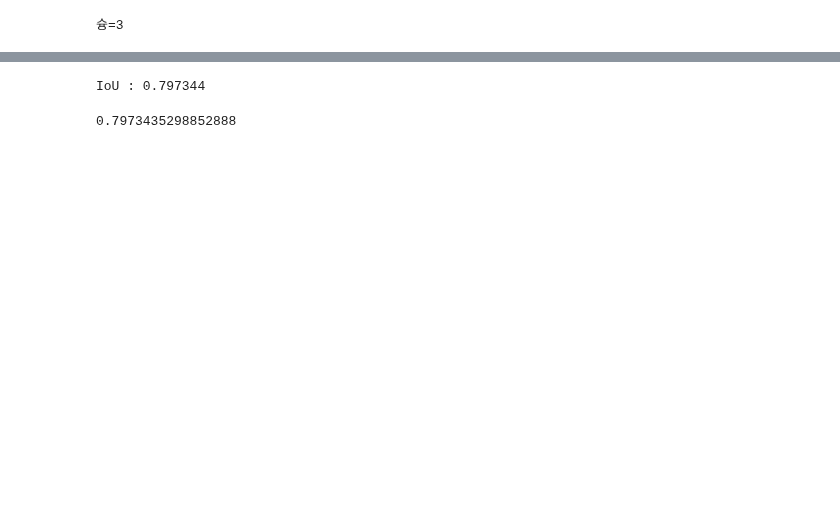
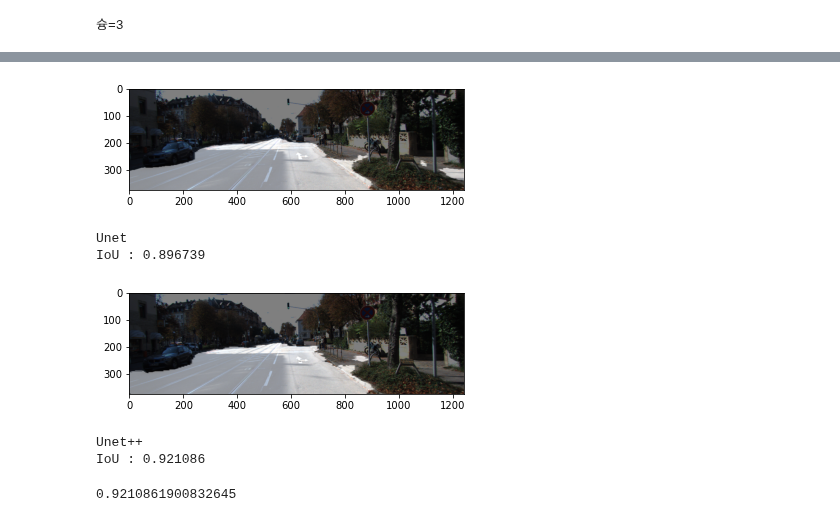
Before and after one commit to HSC-1/aiffel_achieve, a Jupyter notebook: (GD4)Segmen.ipynb, the cells around one changed output, grey strips where cells are left out. Cells and saved outputs as stored; diff of their text form; code cells hidden in the pictures; blank space fills up the shorter version.

```diff
--- a/(GD4)Segmen.ipynb
+++ b/(GD4)Segmen.ipynb
@@ -233,5 +255,5 @@ tf.keras.utils.plot_model(model, show_shapes=True, dpi=64)
 # %%
-model = build_model()
+# model = build_model()
 model.compile(optimizer = Adam(lr = 1e-4), loss = 'binary_crossentropy')
 model.fit_generator(
      generator=train_generator,
@@ -239,7 +261,7 @@ model.fit_generator(
      steps_per_epoch=len(train_generator),
      epochs=100,
  )
-model_path = dir_path + '/seg_model_unet.h5'
-model.save(model_path)  #학습한 모델을 저장해 주세요.
+# model_path = dir_path + '/seg_model_unetpplus.h5'
+# model.save(model_path)  #학습한 모델을 저장해 주세요.
 # %% [output]
 Epoch 1/100
@@ -262,6 +288,6 @@ Epoch 100/100
 # %%
-model_path = dir_path + '/seg_model_unet.h5'
-model.load_weights(model_path)
+# model_path = dir_path + '/seg_model_unet.h5'
+# model.load_weights(model_path)
 # %%
 # def get_output(model, preproc, image_path, output_path):
 #      origin_img = imread(image_path)
@@ -288,15 +314,15 @@ def get_output(model, preproc, image_path, output_path, label_path):
     data = {"image":origin_img}
     processed = preproc(**data)
     output = model(np.expand_dims(processed["image"]/255,axis=0))
-    output = (output[0].numpy()>=0.5).astype(np.uint8).squeeze(-1)*255  #0.5라는 threshold를 변경하면 도로인식 결과범위가 달라집니다.
+    output = (output[0].numpy()>=0.625).astype(np.uint8).squeeze(-1)*255  #0.5라는 threshold를 변경하면 도로인식 결과범위가 달라집니다.
     prediction = output/255   # 도로로 판단한 영역
 
     output = Image.fromarray(output)
     background = Image.fromarray(origin_img).convert('RGBA')
     output = output.resize((origin_img.shape[1], origin_img.shape[0])).convert('RGBA')
-    output = Image.blend(background, output, alpha=0.7)
-    output.show()   # 도로로 판단한 영역을 시각화!
-
+    output = Image.blend(background, output, alpha=0.5)
+    plt.imshow(output)   # 도로로 판단한 영역을 시각화!
+    plt.show()
     if label_path:
         label_img = imread(label_path)
         label_data = {"image":label_img}
@@ -307,18 +333,39 @@ def get_output(model, preproc, image_path, output_path, label_path):
         return output, prediction, target
     else:
         return output, prediction, _
+# %%
+# model_path = dir_path + '/seg_model_unet.h5'
+# model = build_model()
+# model.load_weights(model_path)
+model_path = dir_path + '/seg_model_unetpplus.h5'
+model_UPP = build_model_Upp()
+model_UPP.load_weights(model_path)
 # %%
 # 완성한 뒤에는 시각화한 결과를 눈으로 확인해봅시다!
 i =  1  # i값을 바꾸면 테스트용 파일이 달라집니다.
 output, prediction, target = get_output(
      model,
      test_preproc,
      image_path=dir_path + f'/image_2/00{str(i).zfill(4)}_10.png',
      output_path=dir_path + f'./result_{str(i).zfill(3)}.png',
      label_path=dir_path + f'/semantic/00{str(i).zfill(4)}_10.png'
  )
-
+print('Unet')
 calculate_iou_score(target, prediction)
+output, prediction, target = get_output(
+     model_UPP,
+     test_preproc,
+     image_path=dir_path + f'/image_2/00{str(i).zfill(4)}_10.png',
+     output_path=dir_path + f'./result_{str(i).zfill(3)}.png',
+     label_path=dir_path + f'/semantic/00{str(i).zfill(4)}_10.png'
+ )
+print('Unet++')
+calculate_iou_score(target, prediction)
 # %% [output]
+[figure, added]
-IoU : 0.797344
+Unet
+IoU : 0.896739
+[figure, added]
-0.7973435298852888
+Unet++
+IoU : 0.921086
+0.9210861900832645
```
Also changed, not shown: parts of 12 cells of this notebook.
